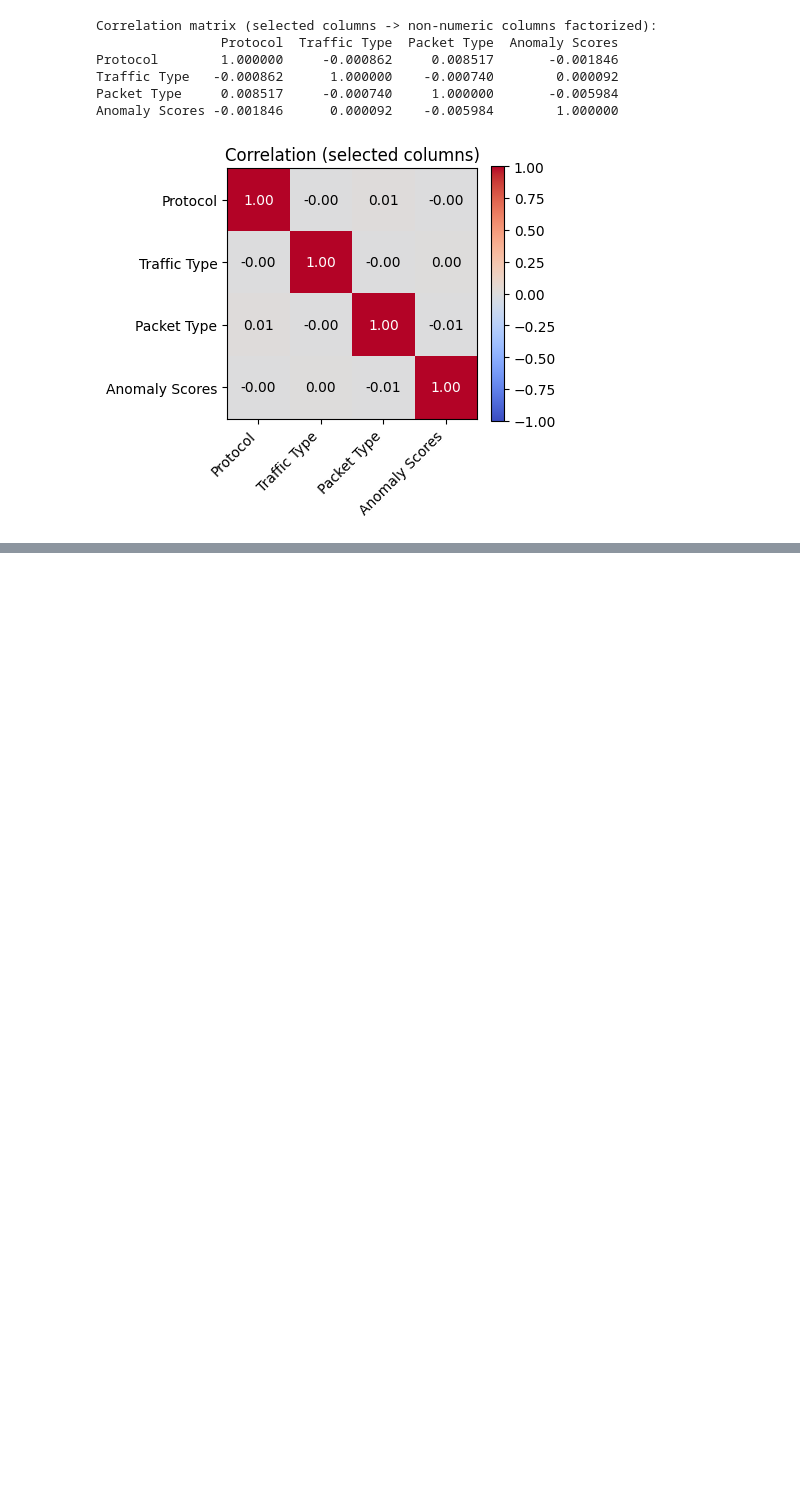
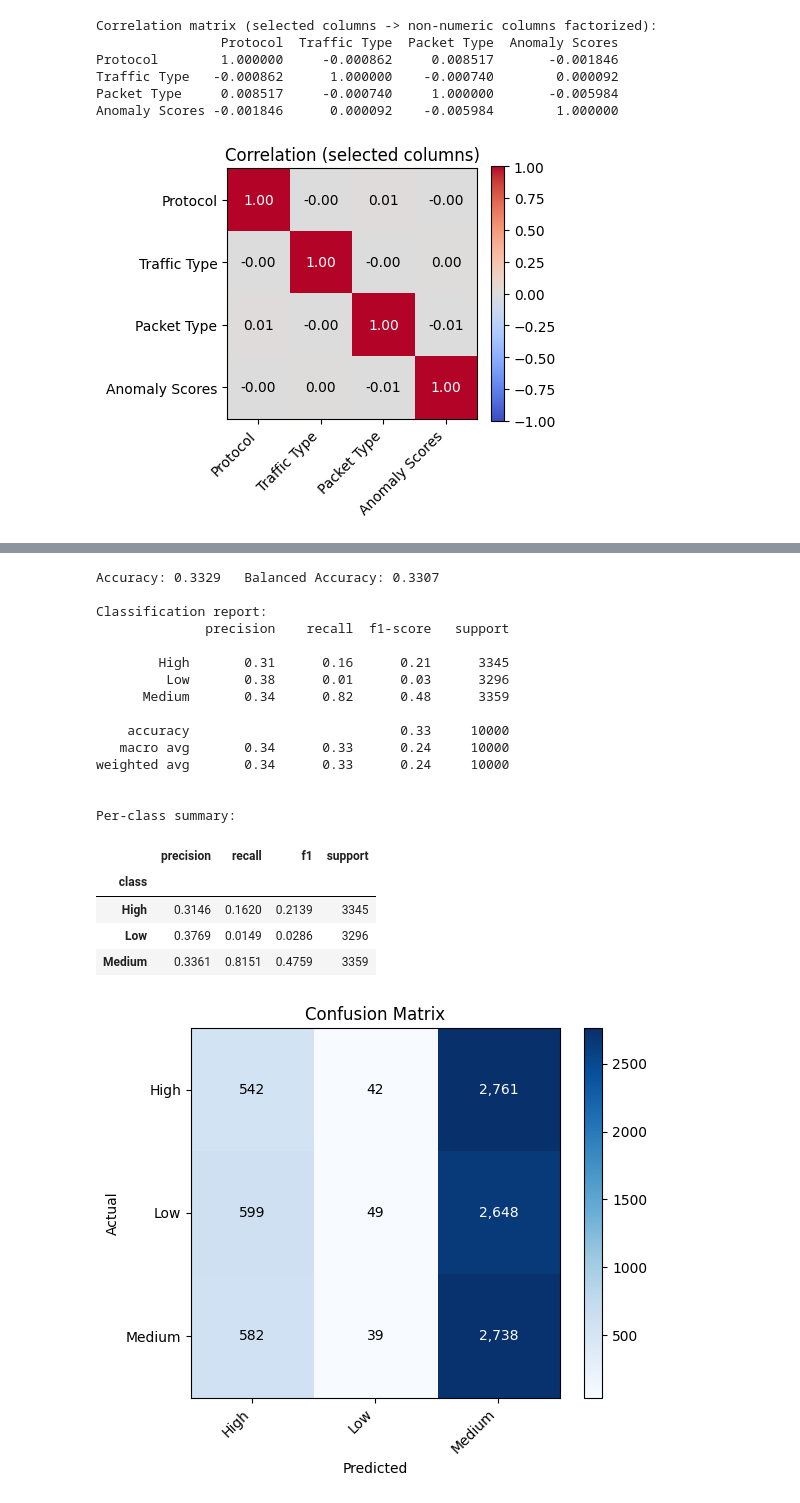
Before and after one commit to luffy11-pixel/Data-science-project-, a Jupyter notebook: start.ipynb, the cells around one changed output, grey strips where cells are left out. Drawn from its saved outputs; the diff is of its cells as text; code cells hidden in the pictures; blank space fills up the shorter version.

```diff
--- a/start.ipynb
+++ b/start.ipynb
@@ -426,0 +422,80 @@ accuracy percentage = 33.31 %
+# %%
+import numpy as np
+from sklearn.utils.multiclass import unique_labels
+import pandas as pd
+from sklearn.metrics import (
+    accuracy_score,
+    balanced_accuracy_score,
+    classification_report,
+    confusion_matrix,
+    precision_recall_fscore_support,
+)
+
+# ensure predictions exist
+if 'y_pred' not in globals():
+    y_pred = clf.predict(X_test)
+
+# determine classes present in test/pred
+labels = unique_labels(y_test, y_pred)  # only labels actually present
+classes_clf = getattr(clf, "classes_", np.unique(y_test))  # classifier classes (for predict_proba)
+
+# Basic scores
+acc = accuracy_score(y_test, y_pred)
+bal_acc = balanced_accuracy_score(y_test, y_pred)
+print(f"Accuracy: {acc:.4f}   Balanced Accuracy: {bal_acc:.4f}\n")
+
+# Classification report (use labels present)
+print("Classification report:")
+print(classification_report(y_test, y_pred, labels=labels, target_names=[str(l) for l in labels], zero_division=0))
+
+# Precision/Recall/F1 table
+p, r, f1, support = precision_recall_fscore_support(y_test, y_pred, labels=labels, zero_division=0)
+summary = {
+    "class": labels,
+    "precision": np.round(p, 4),
+    "recall": np.round(r, 4),
+    "f1": np.round(f1, 4),
+    "support": support
+}
+print("\nPer-class summary:")
+display(pd.DataFrame(summary).set_index("class"))
+
+# Confusion matrix plot (only for labels present)
+cm = confusion_matrix(y_test, y_pred, labels=labels)
+fig, ax = plt.subplots(figsize=(6, 5))
+im = ax.imshow(cm, interpolation='nearest', cmap='Blues')
+ax.set_title("Confusion Matrix")
+ax.set_xlabel("Predicted")
+ax.set_ylabel("Actual")
+ax.set_xticks(np.arange(len(labels))); ax.set_yticks(np.arange(len(labels)))
+ax.set_xticklabels(labels, rotation=45, ha='right')
+ax.set_yticklabels(labels)
+for i in range(cm.shape[0]):
+    for j in range(cm.shape[1]):
+        ax.text(j, i, f"{cm[i, j]:,}", ha="center", va="center",
+                color="white" if cm[i, j] > cm.max() / 2. else "black")
+plt.colorbar(im, ax=ax, fraction=0.046)
+plt.tight_layout()
+plt.show()
+# %% [output]
+Accuracy: 0.3329   Balanced Accuracy: 0.3307
+
+Classification report:
+              precision    recall  f1-score   support
+
+        High       0.31      0.16      0.21      3345
+         Low       0.38      0.01      0.03      3296
+      Medium       0.34      0.82      0.48      3359
+
+    accuracy                           0.33     10000
+   macro avg       0.34      0.33      0.24     10000
+weighted avg       0.34      0.33      0.24     10000
+
+
+Per-class summary:
+|  | precision | recall | f1 | support |
+| class |  |  |  |  |
+| High | 0.3146 | 0.1620 | 0.2139 | 3345 |
+| Low | 0.3769 | 0.0149 | 0.0286 | 3296 |
+| Medium | 0.3361 | 0.8151 | 0.4759 | 3359 |
+[figure, added]
```
Also changed, not shown: parts of 4 cells of this notebook.
